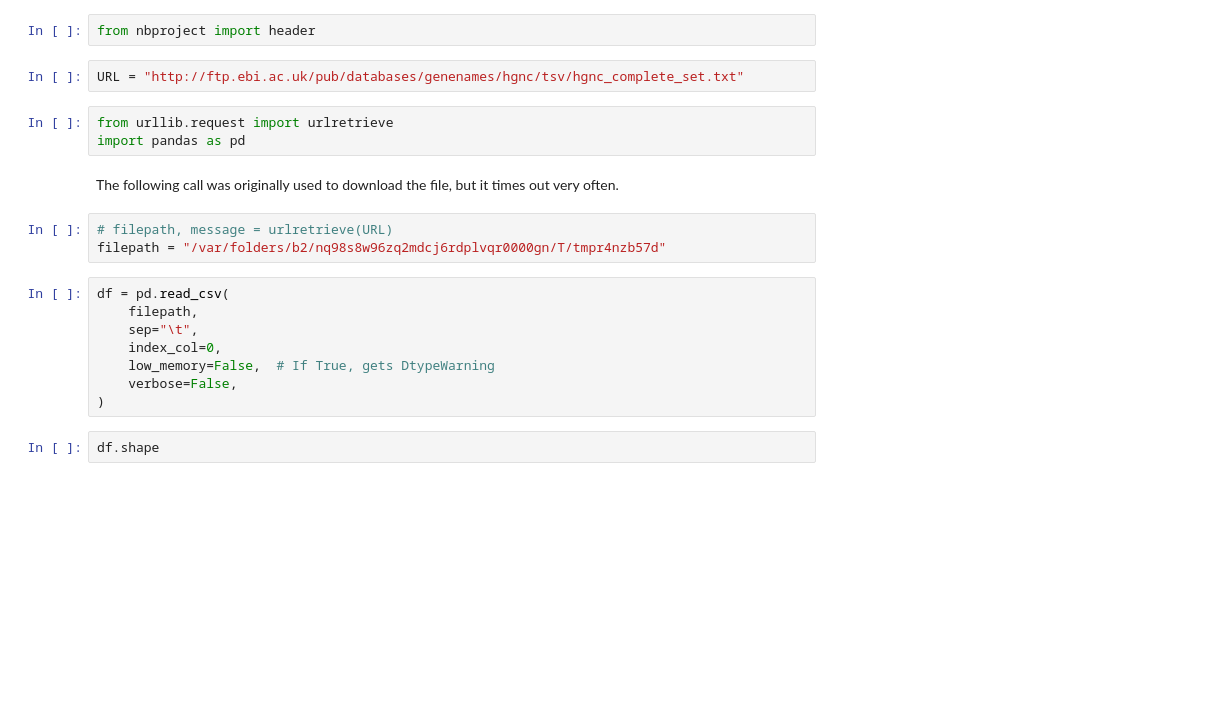
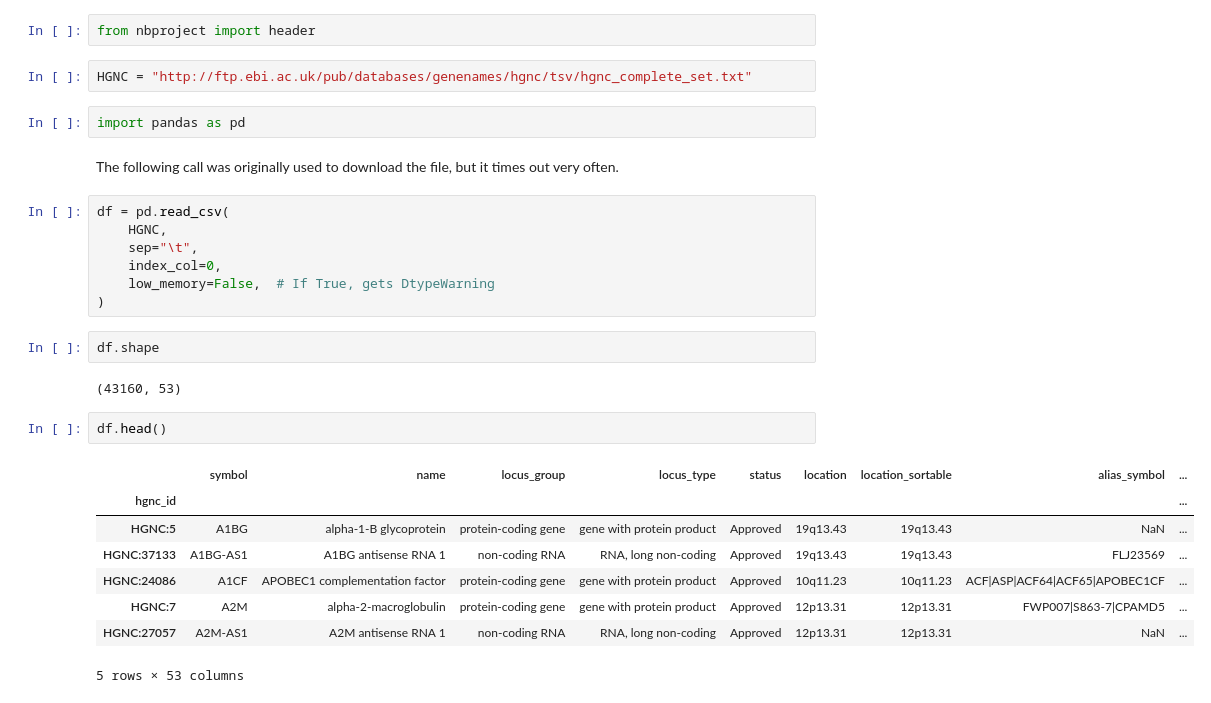
Before and after one commit to laminlabs/bionty-assets, a Jupyter notebook: docs/ingest/2022-06-24-ebi-gene-set.ipynb, the cells around one changed output. Drawn from its saved outputs; the diff is of its cells as text; blank space fills up the shorter version.

```diff
--- a/docs/ingest/2022-06-24-ebi-gene-set.ipynb
+++ b/docs/ingest/2022-06-24-ebi-gene-set.ipynb
@@ -3,23 +3,31 @@
 # %%
 from nbproject import header
 # %%
-URL = "http://ftp.ebi.ac.uk/pub/databases/genenames/hgnc/tsv/hgnc_complete_set.txt"
+HGNC = "http://ftp.ebi.ac.uk/pub/databases/genenames/hgnc/tsv/hgnc_complete_set.txt"
 # %%
-from urllib.request import urlretrieve
 import pandas as pd
 # %% [markdown]
 The following call was originally used to download the file, but it times out very often.
-# %%
-# filepath, message = urlretrieve(URL)
-filepath = "/var/folders/b2/nq98s8w96zq2mdcj6rdplvqr0000gn/T/tmpr4nzb57d"
 # %%
 df = pd.read_csv(
-    filepath,
+    HGNC,
     sep="\t",
     index_col=0,
     low_memory=False,  # If True, gets DtypeWarning
-    verbose=False,
 )
 # %%
 df.shape
+# %% [output]
+(43160, 53)
+# %%
+df.head()
+# %% [output]
+|  | symbol | name | locus_group | locus_type | status | location | location_sortable | alias_symbol | ... |
+| hgnc_id |  |  |  |  |  |  |  |  | ... |
+| HGNC:5 | A1BG | alpha-1-B glycoprotein | protein-coding gene | gene with protein product | Approved | 19q13.43 | 19q13.43 | NaN | ... |
+| HGNC:37133 | A1BG-AS1 | A1BG antisense RNA 1 | non-coding RNA | RNA, long non-coding | Approved | 19q13.43 | 19q13.43 | FLJ23569 | ... |
+| HGNC:24086 | A1CF | APOBEC1 complementation factor | protein-coding gene | gene with protein product | Approved | 10q11.23 | 10q11.23 | ACF|ASP|ACF64|ACF65|APOBEC1CF | ... |
+| HGNC:7 | A2M | alpha-2-macroglobulin | protein-coding gene | gene with protein product | Approved | 12p13.31 | 12p13.31 | FWP007|S863-7|CPAMD5 | ... |
+| HGNC:27057 | A2M-AS1 | A2M antisense RNA 1 | non-coding RNA | RNA, long non-coding | Approved | 12p13.31 | 12p13.31 | NaN | ... |
+5 rows × 53 columns
 # %%
```
Also changed, not shown: parts of 23 cells of this notebook.
